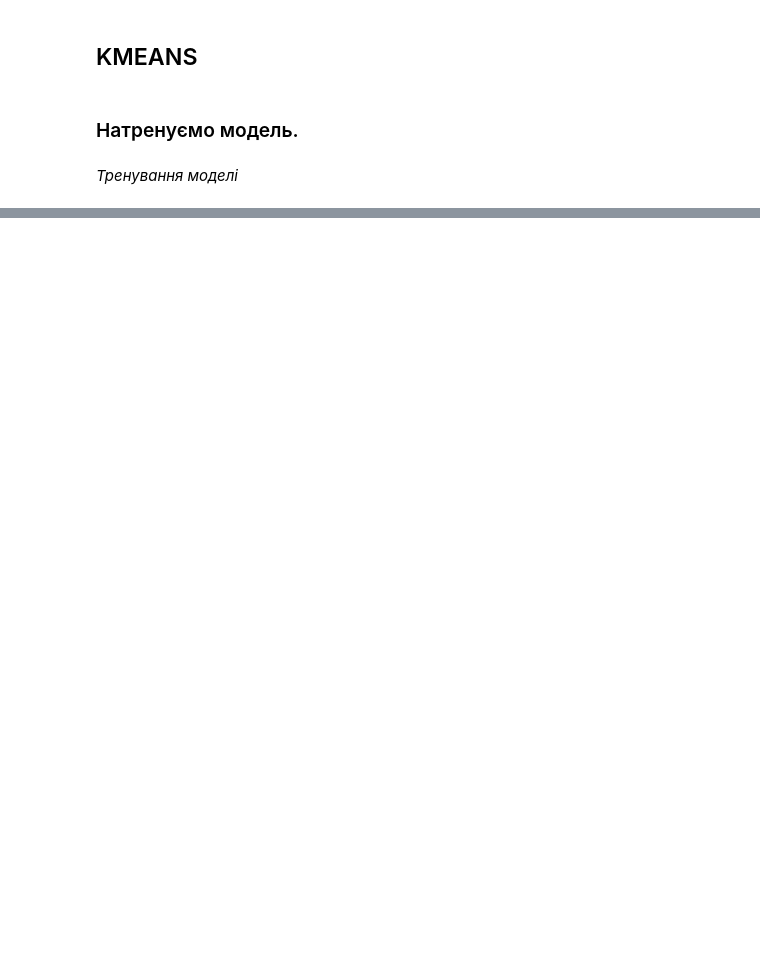
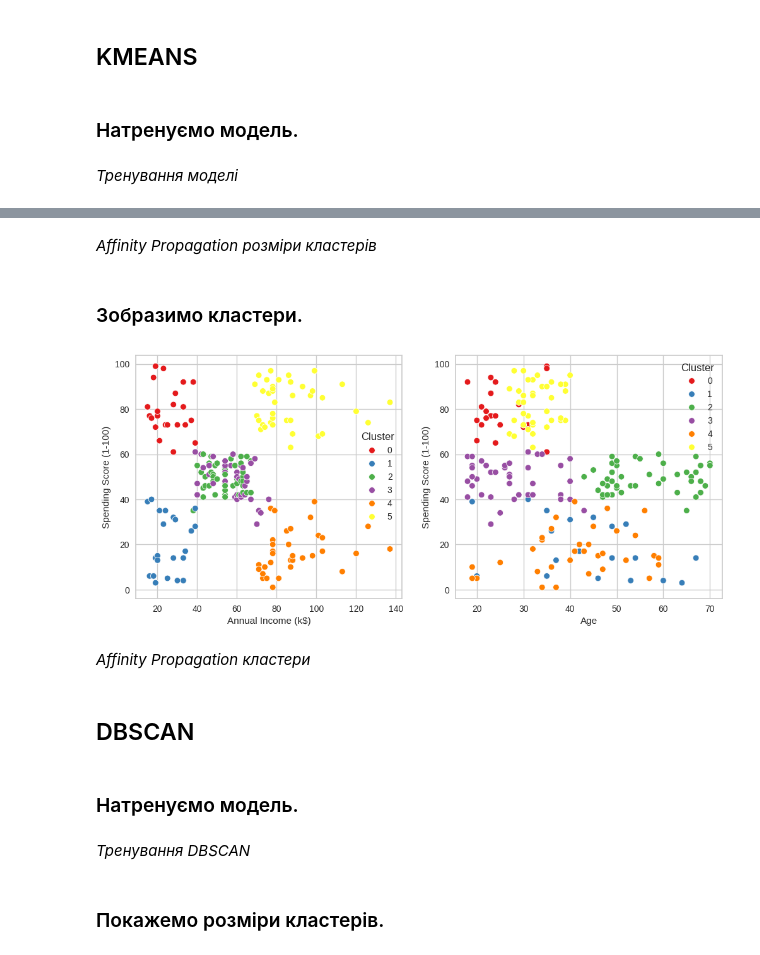
Before and after one commit to SideShowBoBGOT/PIIS, a Jupyter notebook: Lab2/lab2_4.ipynb, the cells around one changed output, grey strips where cells are left out. Drawn from its saved outputs; the diff is of its cells as text; code cells hidden in the pictures; blank space fills up the shorter version.

```diff
--- a/Lab2/lab2_4.ipynb
+++ b/Lab2/lab2_4.ipynb
@@ -53,0 +89,5 @@ TypeError: scatterplot() got multiple values for argument 'data'
+# %%
+from sklearn.cluster import AffinityPropagation
+AF = AffinityPropagation(preference=-11800).fit(X_numerics)
+AF_clustered = X_numerics.copy()
+AF_clustered.loc[:,'Cluster'] = AF.labels_
@@ -53,0 +111,21 @@ TypeError: scatterplot() got multiple values for argument 'data'
+# %% [markdown]
+*Affinity Propagation розміри кластерів*
+# %% [markdown]
+### Зобразимо кластери.
+# %%
+fig3, (ax_af) = plt.subplots(1,2,figsize=(12,5))
+scat_1 = sns.scatterplot(AF_clustered, x='Annual Income (k$)', y='Spending Score (1-100)',
+                hue='Cluster', ax=ax_af[0], palette='Set1', legend='full')
+sns.scatterplot(AF_clustered, x='Age', y='Spending Score (1-100)',
+                hue='Cluster', palette='Set1', ax=ax_af[1], legend='full')
+plt.setp(ax_af[0].get_legend().get_texts(), fontsize='10')
+plt.setp(ax_af[1].get_legend().get_texts(), fontsize='10')
+plt.show()
+# %% [output]
+[figure, added]
+# %% [markdown]
+*Affinity Propagation кластери*
+# %% [markdown]
+## DBSCAN
+# %% [markdown]
+### Натренуємо модель.
@@ -53,0 +137,4 @@ TypeError: scatterplot() got multiple values for argument 'data'
+# %% [markdown]
+*Тренування DBSCAN*
+# %% [markdown]
+### Покажемо розміри кластерів.
```
Also changed, not shown: parts of 25 cells of this notebook, 5 other files.
